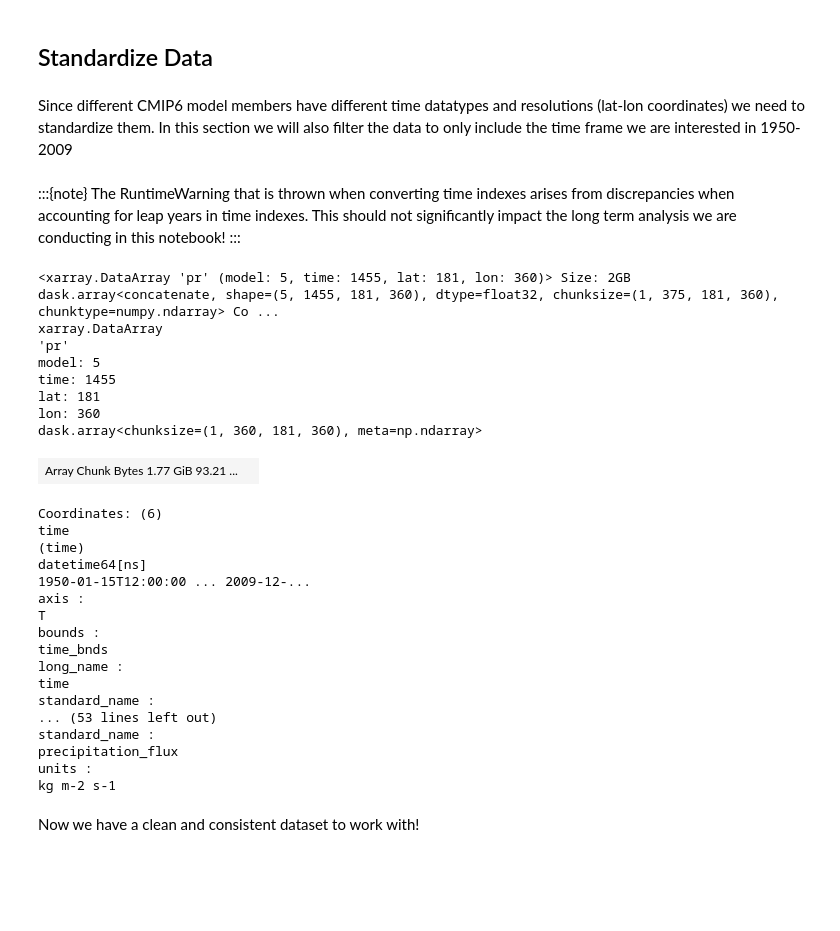
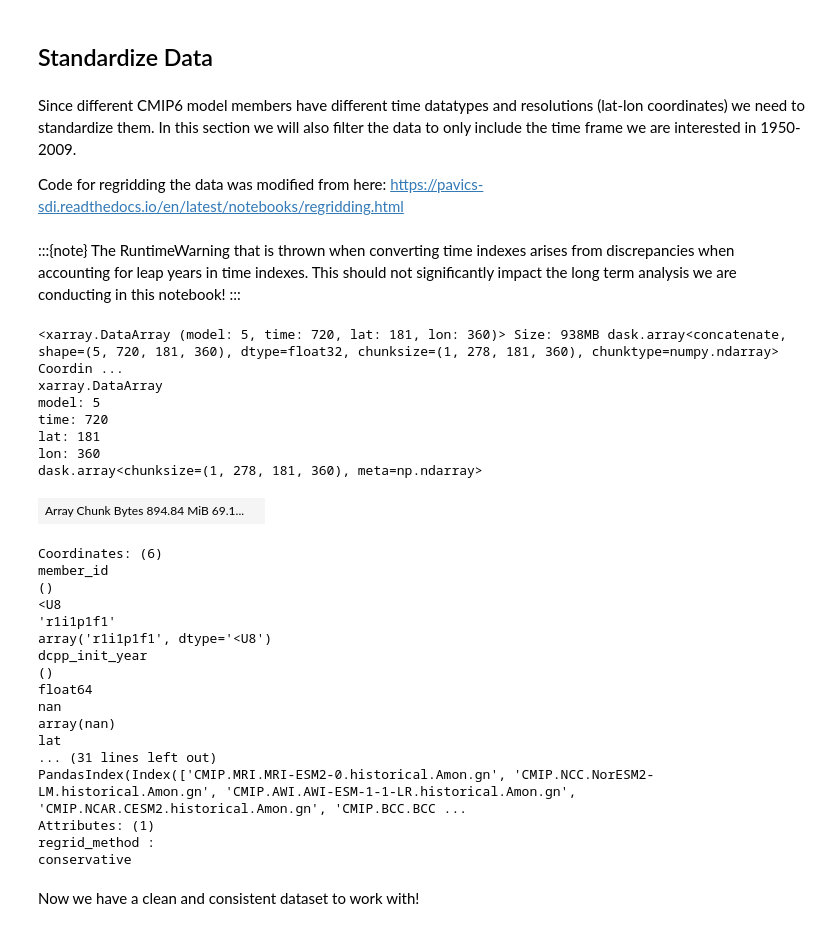
Before and after one commit to aalwang/proto-cookbook, a Jupyter notebook: notebooks/01_CMIP6_Precipitation_Analysis.ipynb, the cells around one changed output. Cells and saved outputs as stored; diff of their text form; code cells hidden in the pictures; blank space fills up the shorter version.

```diff
--- a/notebooks/01_CMIP6_Precipitation_Analysis.ipynb
+++ b/notebooks/01_CMIP6_Precipitation_Analysis.ipynb
@@ -120,7 +122,9 @@ list(dset_dict.keys())
 # %% [markdown]
 ## Standardize Data
 # %% [markdown]
-Since different CMIP6 model members have different time datatypes and resolutions (lat-lon coordinates) we need to standardize them. In this section we will also filter the data to only include the time frame we are interested in 1950-2009
+Since different CMIP6 model members have different time datatypes and resolutions (lat-lon coordinates) we need to standardize them. In this section we will also filter the data to only include the time frame we are interested in 1950-2009.
+
+Code for regridding the data was modified from here: https://pavics-sdi.readthedocs.io/en/latest/notebooks/regridding.html
 # %% [markdown]
 :::{note}
 The RuntimeWarning that is thrown when converting time indexes arises from discrepancies when accounting for leap years in time indexes. This should not significantly impact the long term analysis we are conducting in this notebook!
@@ -129,60 +136,66 @@ The RuntimeWarning that is thrown when converting time indexes arises from discr
 ## make and xarray Dataset with the standardized lat lons of interest
 standard_grid = xr.Dataset(
     coords={'lat': np.arange(-90, 90.1, 1), 'lon': np.arange(0, 360, 1)})
 
 ## intialize a list to populate with the standardized data
 p = []
 
 ## loop through each model
 for i in dset_dict.keys():
     ## lets get rid of unecessary dimensions in each dataset
     x = dset_dict[i]['pr'].isel(member_id=0, dcpp_init_year=0)
 
+    ## lets take the time we are interested in 1950-2009
+    x = x.sel(time=slice("1950-01-01", "2009-12-31"))
+
     ## If the current time dimension of the model member is not a datetime64 object, change it to be one
     if x['time'].dtype != 'datetime64[ns]':
         dt = x.indexes['time'].to_datetimeindex()
         x['time'] = dt
 
-    ## lets take the time we are interested in 1950-2009
-    x = x.sel(time=slice("1950-01-01", "2009-12-31"))
+    ## interpolate using xesmf onto standard grid
+    regridder = xe.Regridder(x, standard_grid, method='conservative', periodic=True)
+    x_i = regridder(x)
 
-    ## interpolate using standard grid
-    x_i= x.interp(lat=standard_grid['lat'], lon=standard_grid['lon'])
 
     p.append(x_i)
+
+## I was having issues concatonating these models while retaining 720 time increments since different models
+## defined different dates to be mid-month.
+## The following code, which was helped along by chat GPT, standardizes date conventions
+for idx, x_i in enumerate(p):
+    p[idx]['time'] = x_i['time'].values.astype('datetime64[M]') + np.timedelta64(14, 'D')
 
 ## take the list p and convert it into an xarray with dimension model named for the original dset_dict keys
 pr_s = xr.concat(p, dim='model')
 pr_s = pr_s.assign_coords(model=list(dset_dict.keys()))
-
 pr_s
 # %% [output]
-<xarray.DataArray 'pr' (model: 5, time: 1455, lat: 181, lon: 360)> Size: 2GB dask.array<concatenate, shape=(5, 1455, 181, 360), dtype=float32, chunksize=(1, 375, 181, 360), chunktype=numpy.ndarray> Co ...
+<xarray.DataArray (model: 5, time: 720, lat: 181, lon: 360)> Size: 938MB dask.array<concatenate, shape=(5, 720, 181, 360), dtype=float32, chunksize=(1, 278, 181, 360), chunktype=numpy.ndarray> Coordin ...
 xarray.DataArray
-'pr'
 model: 5
-time: 1455
+time: 720
 lat: 181
 lon: 360
-dask.array<chunksize=(1, 360, 181, 360), meta=np.ndarray>
+dask.array<chunksize=(1, 278, 181, 360), meta=np.ndarray>
-| Array Chunk Bytes 1.77 GiB 93.21 ... |  |
+| Array Chunk Bytes 894.84 MiB 69.1... |  |
 Coordinates: (6)
-time
-(time)
-datetime64[ns]
-1950-01-15T12:00:00 ... 2009-12-...
-axis :
-T
-bounds :
-time_bnds
-long_name :
-time
-standard_name :
-... (53 lines left out)
-standard_name :
-precipitation_flux
-units :
-kg m-2 s-1
+member_id
+()
+<U8
+'r1i1p1f1'
+array('r1i1p1f1', dtype='<U8')
+dcpp_init_year
+()
+float64
+nan
+array(nan)
+lat
+... (31 lines left out)
+PandasIndex(Index(['CMIP.MRI.MRI-ESM2-0.historical.Amon.gn', 'CMIP.NCC.NorESM2-LM.historical.Amon.gn', 'CMIP.AWI.AWI-ESM-1-1-LR.historical.Amon.gn', 'CMIP.NCAR.CESM2.historical.Amon.gn', 'CMIP.BCC.BCC ...
+Attributes: (1)
+regrid_method :
+conservative
 # %% [markdown]
 Now we have a clean and consistent dataset to work with!
 # %% [markdown]
```
Also changed, not shown: parts of 11 cells of this notebook.
